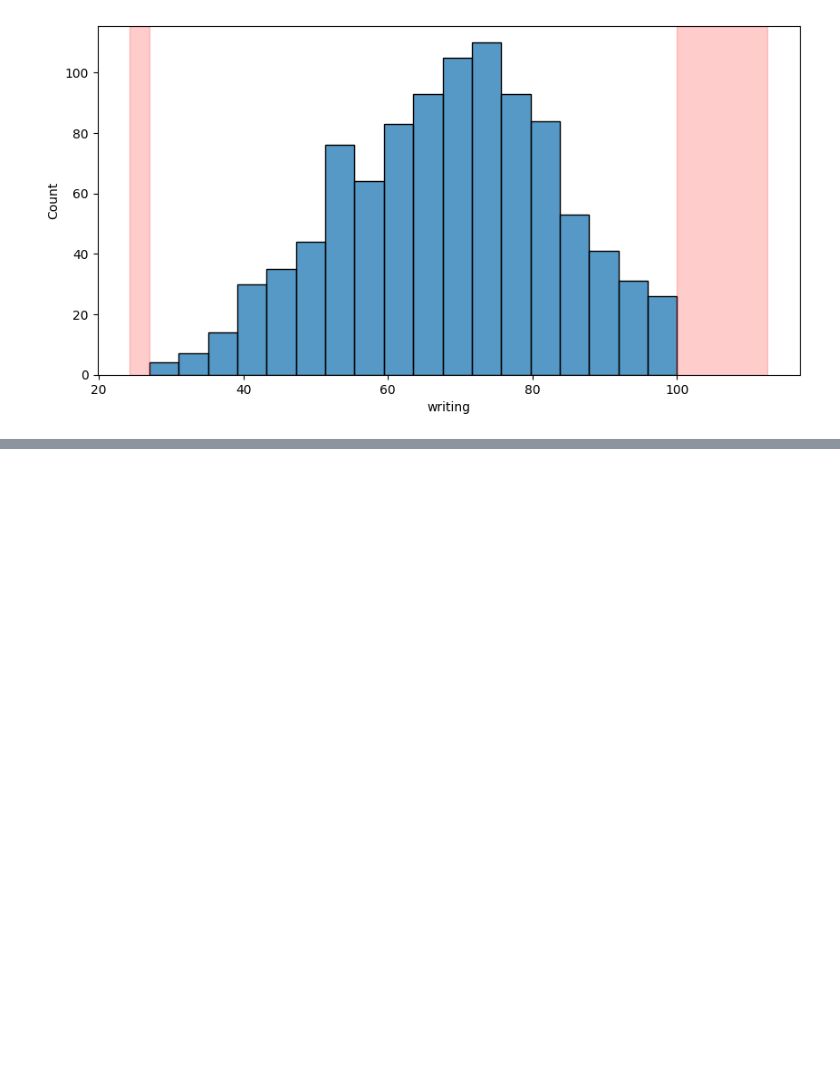
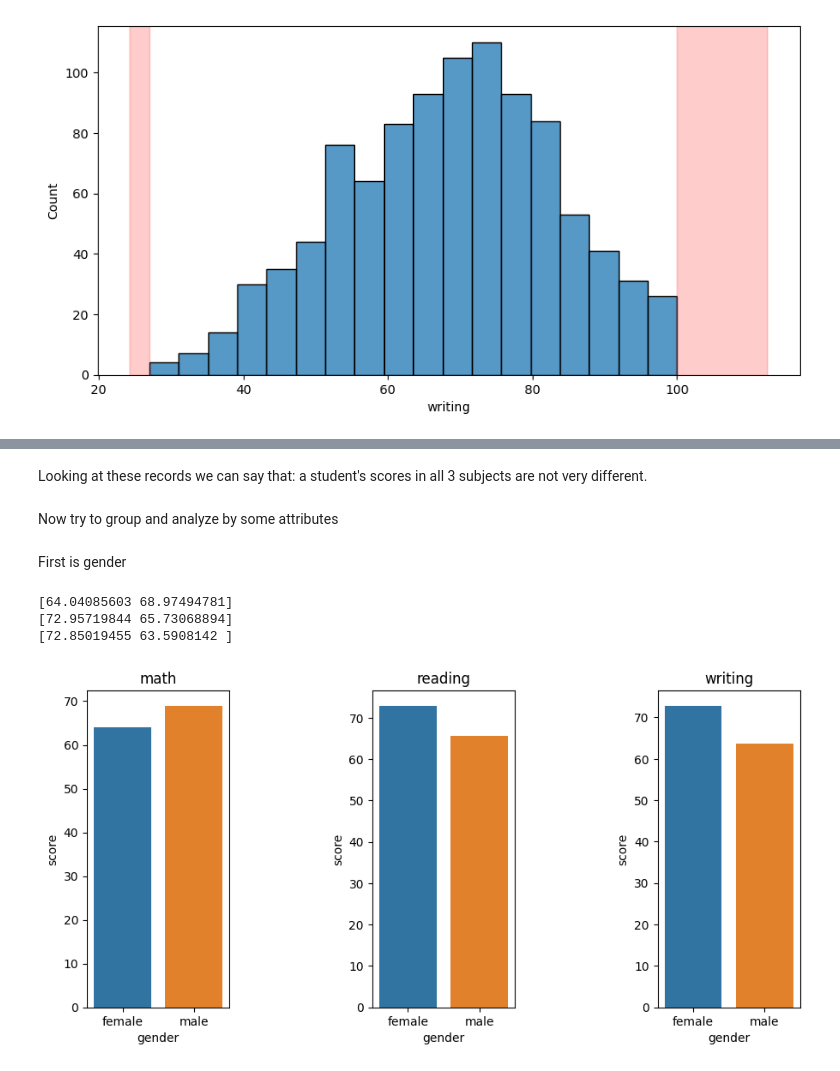
Before and after one commit to TrungHQ-02/student-result-analysis-clustering, a Jupyter notebook: student-analysis.ipynb, the cells around one changed output, grey strips where cells are left out. Saved outputs shown, nothing was run; the diff lists cells and outputs as text; code cells hidden in the pictures; blank space fills up the shorter version.

Commit message:
Finish data understanding

```diff
--- a/student-analysis.ipynb
+++ b/student-analysis.ipynb
@@ -183,0 +200,7 @@ Total number of outliers are 0
+# %%
+#Data use for basic researching
+research_df = df.copy()
+
+#Data use for clustering
+kmeans_df = df.copy()
+fcm_df = df.copy()
@@ -183,0 +209,4 @@ Total number of outliers are 0
+# %%
+# Add a average score column
+research_df['final score'] = research_df[['math', 'reading', 'writing']].mean(axis=1)
+research_df.head(20)
@@ -183,0 +231,23 @@ Total number of outliers are 0
+# %% [markdown]
+Looking at these records we can say that: a student's scores in all 3 subjects are not very different.
+# %% [markdown]
+Now try to group and analyze by some attributes
+# %% [markdown]
+First is gender
+# %%
+#Showing scores base on gender
+fig = plt.figure()
+fig.subplots_adjust(hspace=0.5, wspace=1, left = 0.2, right = 1.5)
+
+for i in range(3):
+    plt.subplot(1,3,i+1)
+    gender_df = research_df.groupby('gender')[list(research_df.columns[-4:-1])[i]].describe()
+    sns.barplot(x=gender_df.index, y=gender_df.loc[:,"mean"].values)
+    print(gender_df.loc[:,"mean"].values)
+    plt.ylabel("score")
+    plt.title(list(research_df.columns[-4:-1])[i])
+# %% [output]
+[64.04085603 68.97494781]
+[72.95719844 65.73068894]
+[72.85019455 63.5908142 ]
+[figure, added]
```
Also changed, not shown: parts of 26 cells of this notebook.
